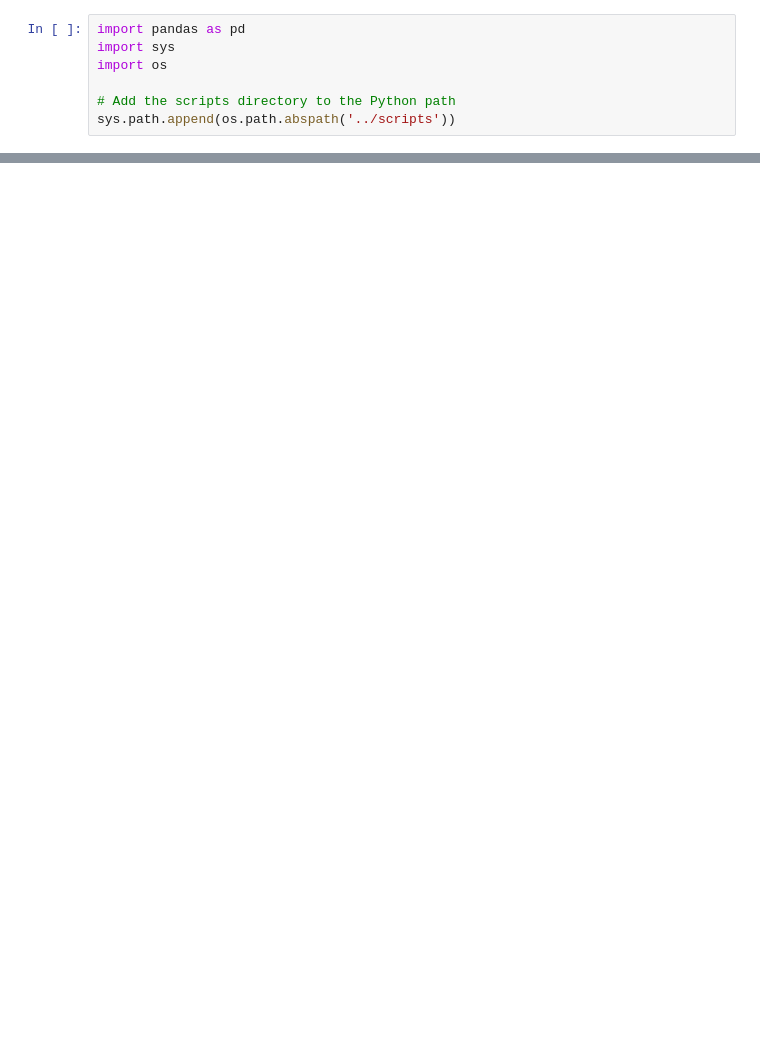
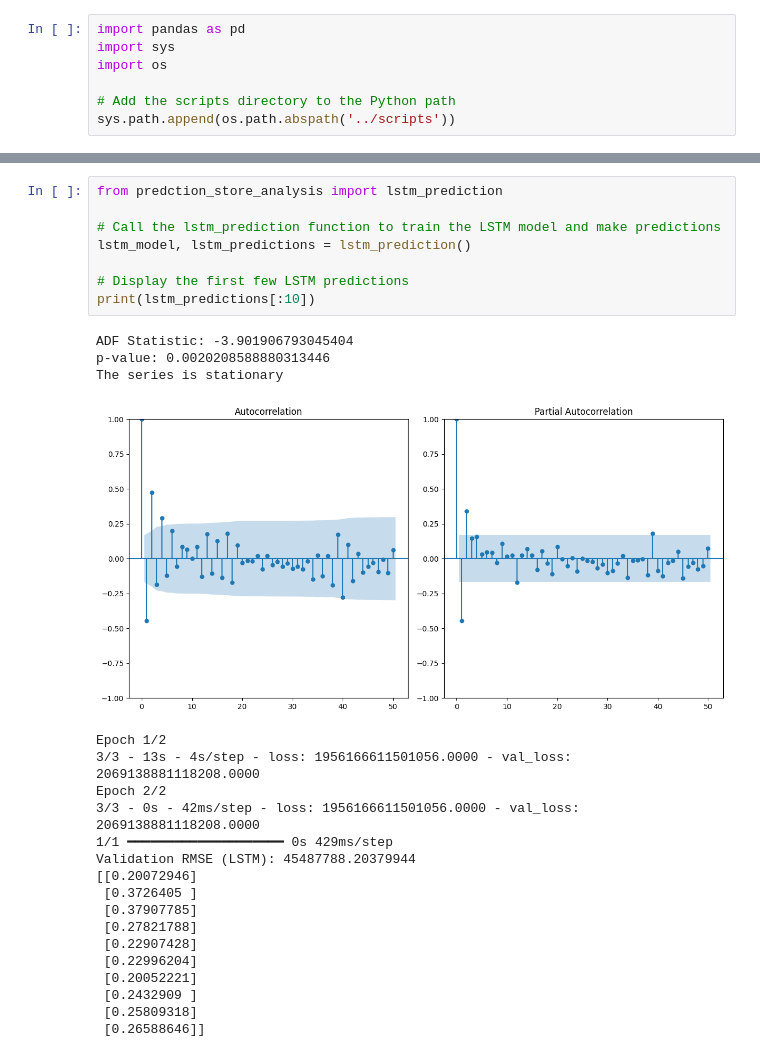
Before and after one commit to NaimaT15/Store-Sales-Analysis, a Jupyter notebook: notebooks/predction_store_analysis.ipynb, the cells around one changed output, grey strips where cells are left out. Drawn from its saved outputs; the diff is of its cells as text; blank space fills up the shorter version.

Commit message:
Prediction of store sales

```diff
--- a/notebooks/predction_store_analysis.ipynb
+++ b/notebooks/predction_store_analysis.ipynb
@@ -31,0 +77,29 @@ Processed Train Data Sample:
+# %%
+from predction_store_analysis import lstm_prediction
+
+# Call the lstm_prediction function to train the LSTM model and make predictions
+lstm_model, lstm_predictions = lstm_prediction()
+
+# Display the first few LSTM predictions
+print(lstm_predictions[:10])
+# %% [output]
+ADF Statistic: -3.901906793045404
+p-value: 0.0020208588880313446
+The series is stationary
+[figure, added]
+Epoch 1/2
+3/3 - 13s - 4s/step - loss: 1956166611501056.0000 - val_loss: 2069138881118208.0000
+Epoch 2/2
+3/3 - 0s - 42ms/step - loss: 1956166611501056.0000 - val_loss: 2069138881118208.0000
+1/1 ━━━━━━━━━━━━━━━━━━━━ 0s 429ms/step
+Validation RMSE (LSTM): 45487788.20379944
+[[0.20072946]
+ [0.3726405 ]
+ [0.37907785]
+ [0.27821788]
+ [0.22907428]
+ [0.22996204]
+ [0.20052221]
+ [0.2432909 ]
+ [0.25809318]
+ [0.26588646]]
```
Also changed, not shown: parts of 2 cells of this notebook, 2 other files.
